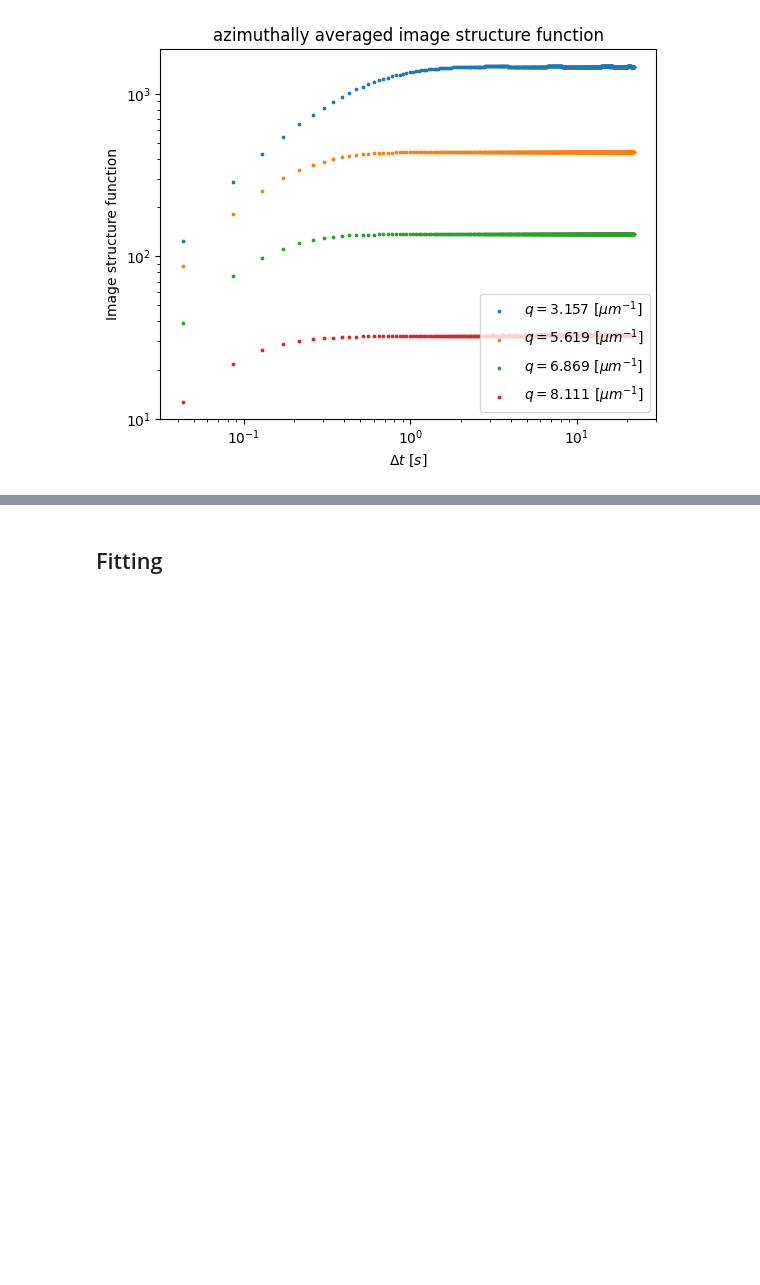
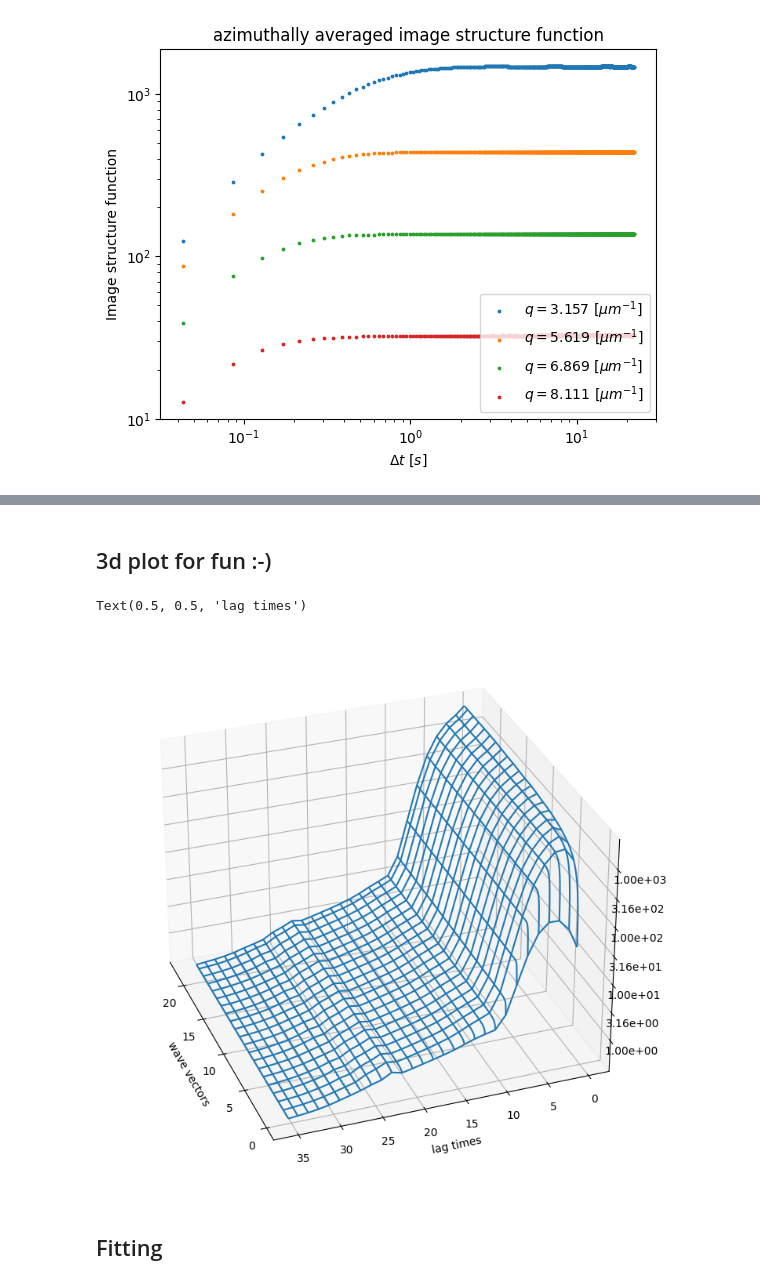
Before and after one commit to somexlab/fastddm, a Jupyter notebook: examples/fastddm_examples.ipynb, the cells around one changed output, grey strips where cells are left out. Cells and saved outputs as stored; diff of their text form; code cells hidden in the pictures; blank space fills up the shorter version.

```diff
--- a/examples/fastddm_examples.ipynb
+++ b/examples/fastddm_examples.ipynb
@@ -101,3 +122,28 @@ plt.legend(loc=4)
+# %% [markdown]
+## 3d plot for fun :-)
+# %%
+import matplotlib.ticker as mticker
+
+# need to define function to format axis ticks with log values since matplotlib does not properly support logscales in 3d plots
+def log_tick_formatter(val, pos=None):
+    return "{:.2e}".format(10**val)
+
+# 3d setup
+fig = plt.figure(figsize=( 9, 9))
+ax = fig.add_subplot(projection='3d')
+
+# plotting
+Q, DT = np.meshgrid(q, lags*dt)
+ax.view_init(30, 160)
+ax.plot_wireframe(DT, Q, np.log10(avg_structure_function.T), rcount=20, ccount=31)
+
+# cosmetics
+ax.zaxis.set_major_formatter(mticker.FuncFormatter(log_tick_formatter))
+ax.set_xlabel("wave vectors")
+ax.set_ylabel("lag times")
+# %% [output]
+Text(0.5, 0.5, 'lag times')
+[figure, added]
 # %% [markdown]
 ## Fitting
 # %%
```
Also changed, not shown: parts of 7 cells of this notebook.
